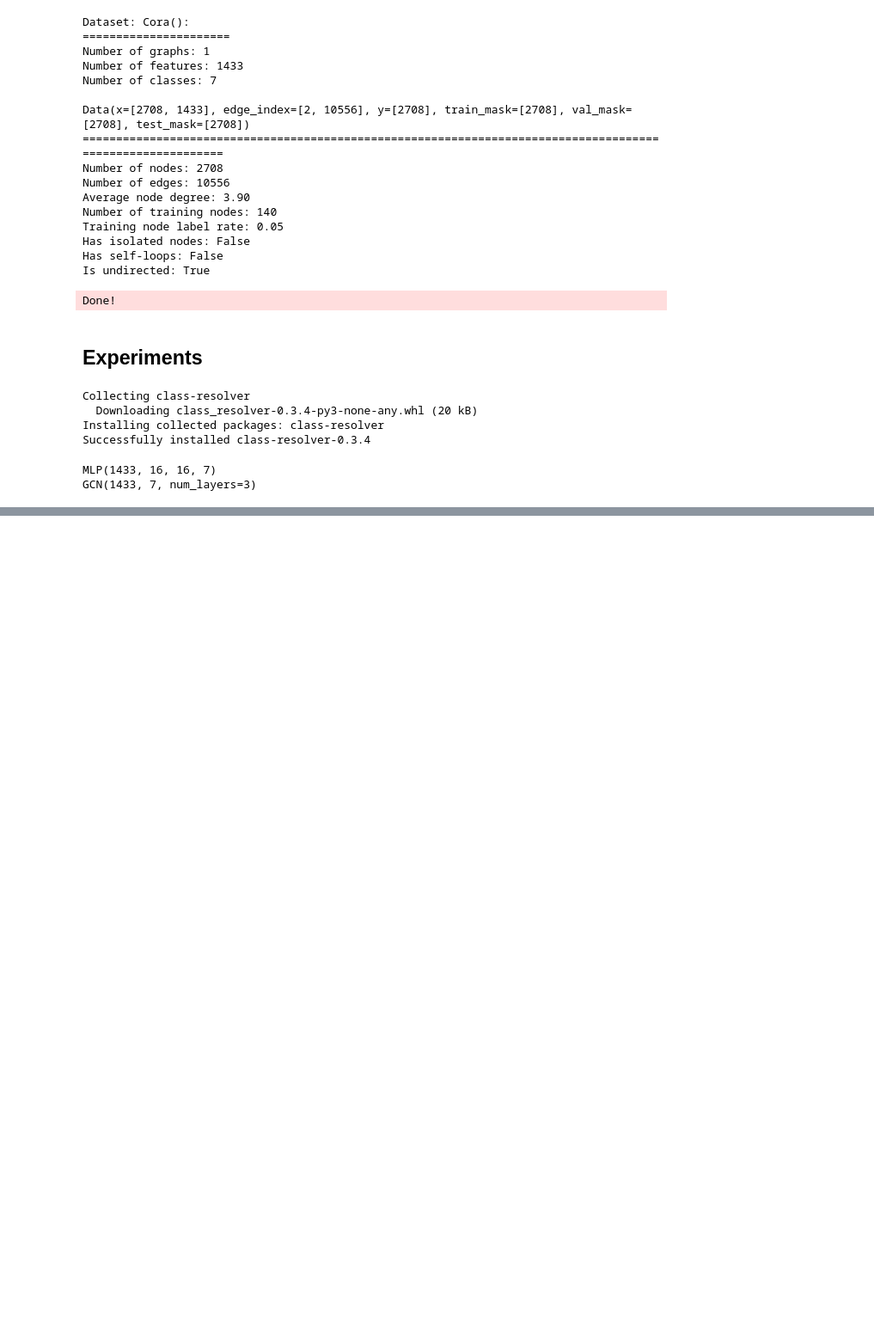
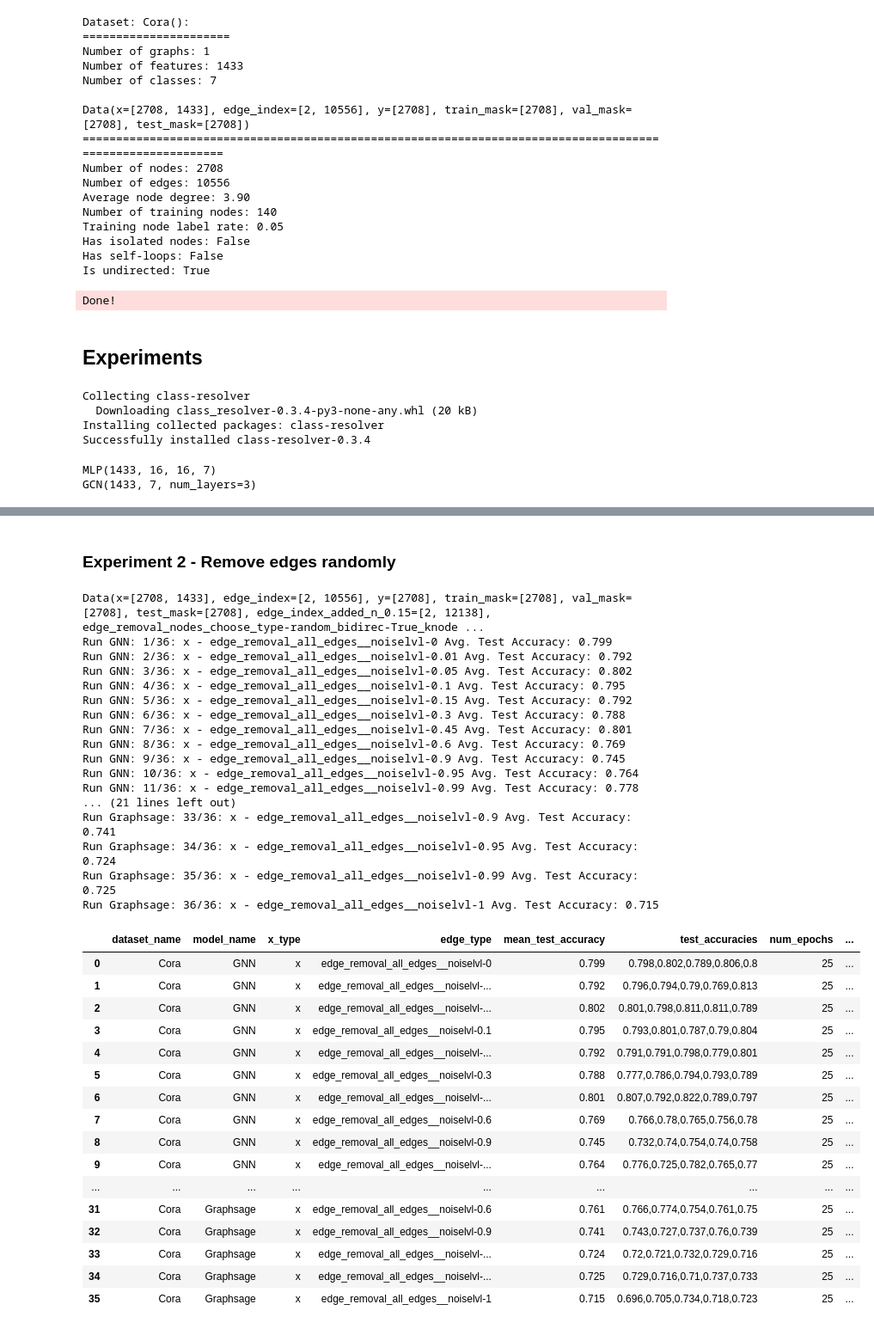
Before and after one commit to camligorkem/cs-260c-project-Robust-GNNs, a Jupyter notebook: CS_260_Node_Classification_Experiments_GC.ipynb, the cells around one changed output, grey strips where cells are left out. Shown at 86% size. Drawn from its saved outputs; the diff is of its cells as text; code cells hidden in the pictures; blank space fills up the shorter version.

```diff
--- a/CS_260_Node_Classification_Experiments_GC.ipynb
+++ b/CS_260_Node_Classification_Experiments_GC.ipynb
@@ -713,0 +708,68 @@ exp_df3
+# %% [markdown]
+### Experiment 2 - Remove edges randomly
+# %%
+# noise data creation example: remove edges -- strategy 2: remove from selected nodes
+
+# **** DONT forget to change this *****
+EXPERIMENT_FILENAME = f'./{folder_name}/Experiment_2_remove_random_edges{post_fix}.csv'
+# **** DONT forget to change this *****
+
+data = data.to('cpu')
+
+remove_edge_params = {'data':data, 'bidirectional':bidirectional_type}
+noise_info = {'noise_type':'edge_removal', 'strategy':'all_edges','params':remove_edge_params, \
+              'noise_levels':[0, 0.01, 0.05, 0.1, 0.15, 0.3, 0.45, 0.6, 0.9, 0.95, 0.99, 1 ],\
+              'noise_param_name':'edges_to_remove_ratio'}
+
+exp_rm_random_edges = create_noised_data_for_experiment(data=data, noise_info=noise_info)
+print(data)
+
+# Experiment on edge removal - strategy- nodes
+# Put names of the models we want to use for this experiment type
+data = data.to('cuda:0')
+model_names = ['GNN', 'GAT', 'Graphsage']
+exp_rm_random_nodes_df = experiment(dataset_name=dataset_name, model_names=model_names,
+                                    model_params=model_params, opt_params=opt_params,
+                                    data=data, x_types=['x'], edge_types=exp_rm_random_edges,
+                                    noise_info=noise_info, num_epochs=25, repeat_num=num_repeat, print_updates=True)
+
+# Do for node strategies only
+# exp_rm_random_nodes_df[['choose_type', 'bidirectional','k_nodes','noise_level']] = exp_rm_random_nodes_df.apply(lambda x: [s.split('-')[-1] for s in x['edge_type'].split('_') if '-' in s], axis=1, result_type='expand')
+data = data.to('cpu')
+exp_rm_random_nodes_df.to_csv(EXPERIMENT_FILENAME)
+exp_rm_random_nodes_df
+# %% [output]
+Data(x=[2708, 1433], edge_index=[2, 10556], y=[2708], train_mask=[2708], val_mask=[2708], test_mask=[2708], edge_index_added_n_0.15=[2, 12138], edge_removal_nodes_choose_type-random_bidirec-True_knode ...
+Run GNN: 1/36: x - edge_removal_all_edges__noiselvl-0 Avg. Test Accuracy: 0.799
+Run GNN: 2/36: x - edge_removal_all_edges__noiselvl-0.01 Avg. Test Accuracy: 0.792
+Run GNN: 3/36: x - edge_removal_all_edges__noiselvl-0.05 Avg. Test Accuracy: 0.802
+Run GNN: 4/36: x - edge_removal_all_edges__noiselvl-0.1 Avg. Test Accuracy: 0.795
+Run GNN: 5/36: x - edge_removal_all_edges__noiselvl-0.15 Avg. Test Accuracy: 0.792
+Run GNN: 6/36: x - edge_removal_all_edges__noiselvl-0.3 Avg. Test Accuracy: 0.788
+Run GNN: 7/36: x - edge_removal_all_edges__noiselvl-0.45 Avg. Test Accuracy: 0.801
+Run GNN: 8/36: x - edge_removal_all_edges__noiselvl-0.6 Avg. Test Accuracy: 0.769
+Run GNN: 9/36: x - edge_removal_all_edges__noiselvl-0.9 Avg. Test Accuracy: 0.745
+Run GNN: 10/36: x - edge_removal_all_edges__noiselvl-0.95 Avg. Test Accuracy: 0.764
+Run GNN: 11/36: x - edge_removal_all_edges__noiselvl-0.99 Avg. Test Accuracy: 0.778
+... (21 lines left out)
+Run Graphsage: 33/36: x - edge_removal_all_edges__noiselvl-0.9 Avg. Test Accuracy: 0.741
+Run Graphsage: 34/36: x - edge_removal_all_edges__noiselvl-0.95 Avg. Test Accuracy: 0.724
+Run Graphsage: 35/36: x - edge_removal_all_edges__noiselvl-0.99 Avg. Test Accuracy: 0.725
+Run Graphsage: 36/36: x - edge_removal_all_edges__noiselvl-1 Avg. Test Accuracy: 0.715
+|  | dataset_name | model_name | x_type | edge_type | mean_test_accuracy | test_accuracies | num_epochs | ... |
+| 0 | Cora | GNN | x | edge_removal_all_edges__noiselvl-0 | 0.799 | 0.798,0.802,0.789,0.806,0.8 | 25 | ... |
+| 1 | Cora | GNN | x | edge_removal_all_edges__noiselvl-... | 0.792 | 0.796,0.794,0.79,0.769,0.813 | 25 | ... |
+| 2 | Cora | GNN | x | edge_removal_all_edges__noiselvl-... | 0.802 | 0.801,0.798,0.811,0.811,0.789 | 25 | ... |
+| 3 | Cora | GNN | x | edge_removal_all_edges__noiselvl-0.1 | 0.795 | 0.793,0.801,0.787,0.79,0.804 | 25 | ... |
+| 4 | Cora | GNN | x | edge_removal_all_edges__noiselvl-... | 0.792 | 0.791,0.791,0.798,0.779,0.801 | 25 | ... |
+| 5 | Cora | GNN | x | edge_removal_all_edges__noiselvl-0.3 | 0.788 | 0.777,0.786,0.794,0.793,0.789 | 25 | ... |
+| 6 | Cora | GNN | x | edge_removal_all_edges__noiselvl-... | 0.801 | 0.807,0.792,0.822,0.789,0.797 | 25 | ... |
+| 7 | Cora | GNN | x | edge_removal_all_edges__noiselvl-0.6 | 0.769 | 0.766,0.78,0.765,0.756,0.78 | 25 | ... |
+| 8 | Cora | GNN | x | edge_removal_all_edges__noiselvl-0.9 | 0.745 | 0.732,0.74,0.754,0.74,0.758 | 25 | ... |
+| 9 | Cora | GNN | x | edge_removal_all_edges__noiselvl-... | 0.764 | 0.776,0.725,0.782,0.765,0.77 | 25 | ... |
+| ... | ... | ... | ... | ... | ... | ... | ... | ... |
+| 31 | Cora | Graphsage | x | edge_removal_all_edges__noiselvl-0.6 | 0.761 | 0.766,0.774,0.754,0.761,0.75 | 25 | ... |
+| 32 | Cora | Graphsage | x | edge_removal_all_edges__noiselvl-0.9 | 0.741 | 0.743,0.727,0.737,0.76,0.739 | 25 | ... |
+| 33 | Cora | Graphsage | x | edge_removal_all_edges__noiselvl-... | 0.724 | 0.72,0.721,0.732,0.729,0.716 | 25 | ... |
+| 34 | Cora | Graphsage | x | edge_removal_all_edges__noiselvl-... | 0.725 | 0.729,0.716,0.71,0.737,0.733 | 25 | ... |
+| 35 | Cora | Graphsage | x | edge_removal_all_edges__noiselvl-1 | 0.715 | 0.696,0.705,0.734,0.718,0.723 | 25 | ... |
```
Also changed, not shown: parts of 47 cells of this notebook.
